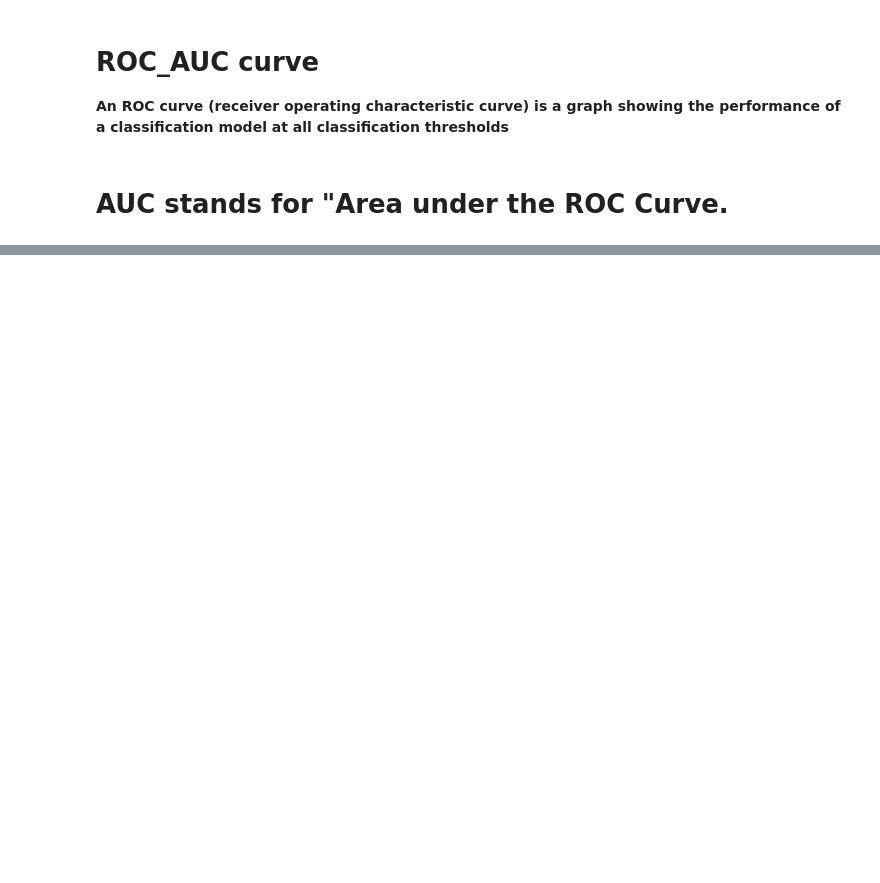
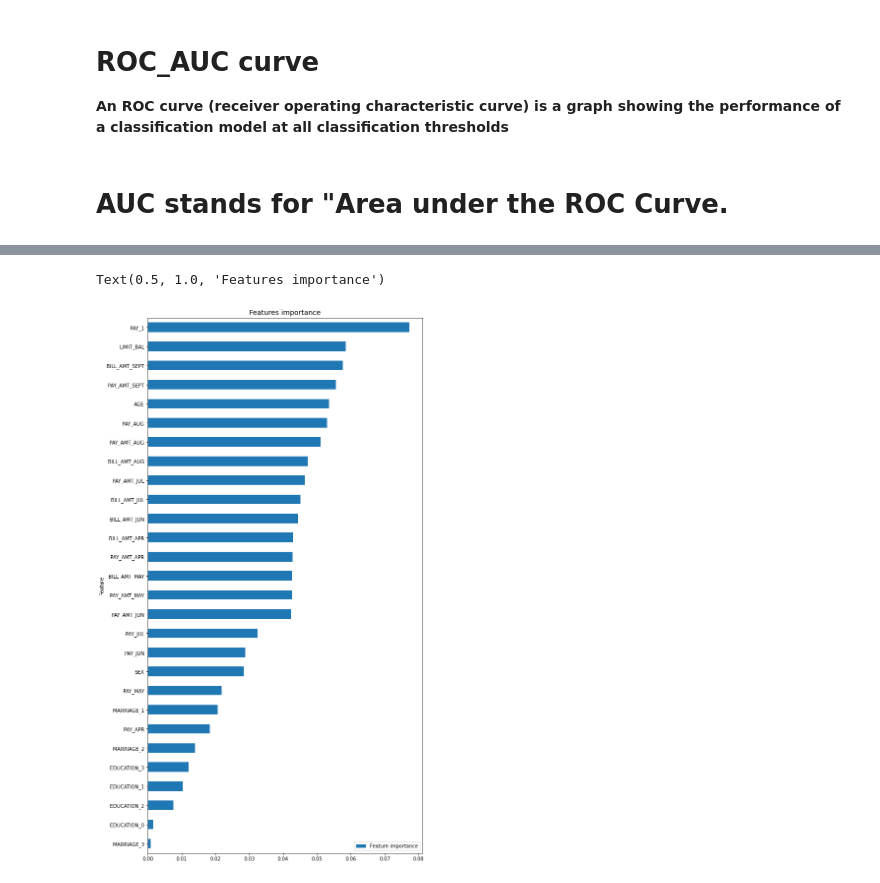
Before and after one commit to AtulChouhan0/Credit-Card-Default-Prediction, a Jupyter notebook: Credit_Card_Default_Prediction_Capstone_Project.ipynb, the cells around one changed output, grey strips where cells are left out. Drawn from its saved outputs; the diff is of its cells as text; code cells hidden in the pictures; blank space fills up the shorter version.

```diff
--- a/Credit_Card_Default_Prediction_Capstone_Project.ipynb
+++ b/Credit_Card_Default_Prediction_Capstone_Project.ipynb
@@ -928,0 +1052,10 @@ plt.show()
+# %%
+fea_df = pd.DataFrame({'Feature': columns, 'Feature importance': optimal_rf_clf.feature_importances_})
+fea_df = fea_df.sort_values(by='Feature importance')
+
+figure, ax = plt.subplots(figsize = (10,20))
+fea_df.plot.barh(x='Feature',y='Feature importance', ax=ax)
+plt.title('Features importance',fontsize=14)
+# %% [output]
+Text(0.5, 1.0, 'Features importance')
+[figure, added]
```
Also changed, not shown: parts of 18 cells of this notebook.
